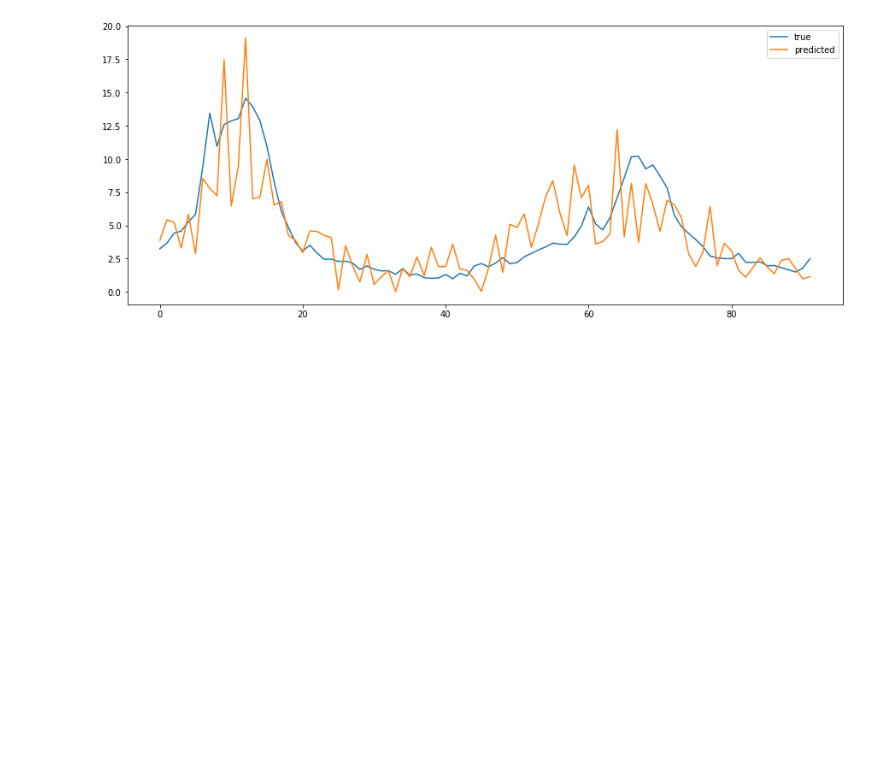
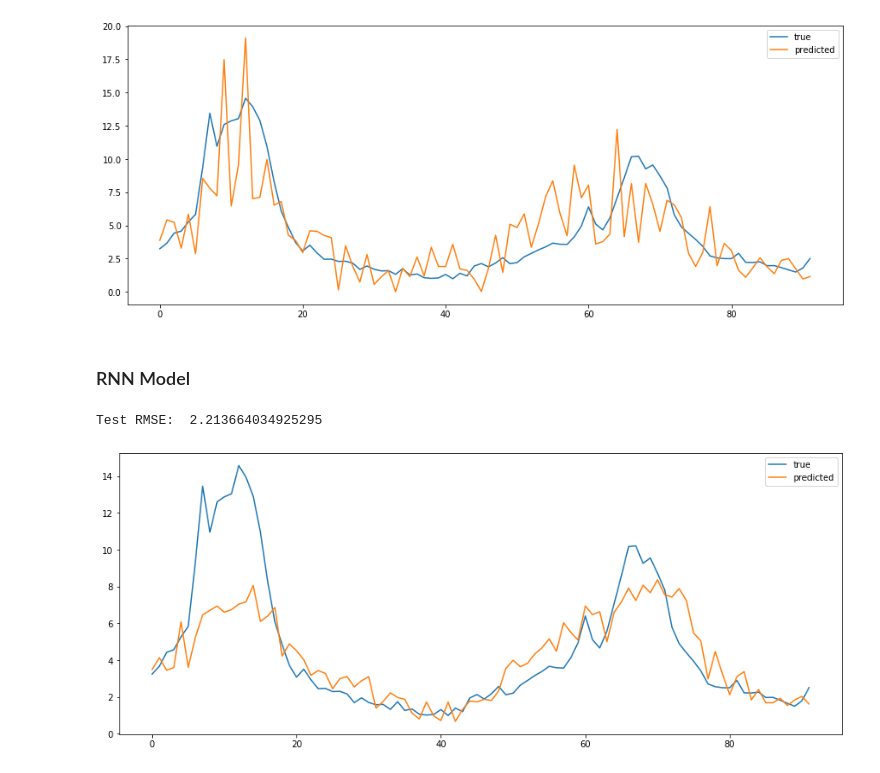
Before and after one commit to FiveSixSenvenEight/109B_flu_prediction, a Jupyter notebook: 02-analysis/NN.ipynb, the cells around one changed output. Drawn from its saved outputs; the diff is of its cells as text; code cells hidden in the pictures; blank space fills up the shorter version.

```diff
--- a/02-analysis/NN.ipynb
+++ b/02-analysis/NN.ipynb
@@ -140,3 +140,5 @@ VanillaNN('Texas',if_plot=True,if_gt=True)
 # %% [output]
 Test RMSE:  2.4584347759540006
 [figure]
+# %% [markdown]
+### RNN Model
@@ -142,0 +198,5 @@ Test RMSE:  2.4584347759540006
+# %%
+RNN('Texas',if_plot=True,if_gt = None)
+# %% [output]
+Test RMSE:  2.213664034925295
+[figure, added]
```
Also changed, not shown: parts of 3 cells of this notebook.
